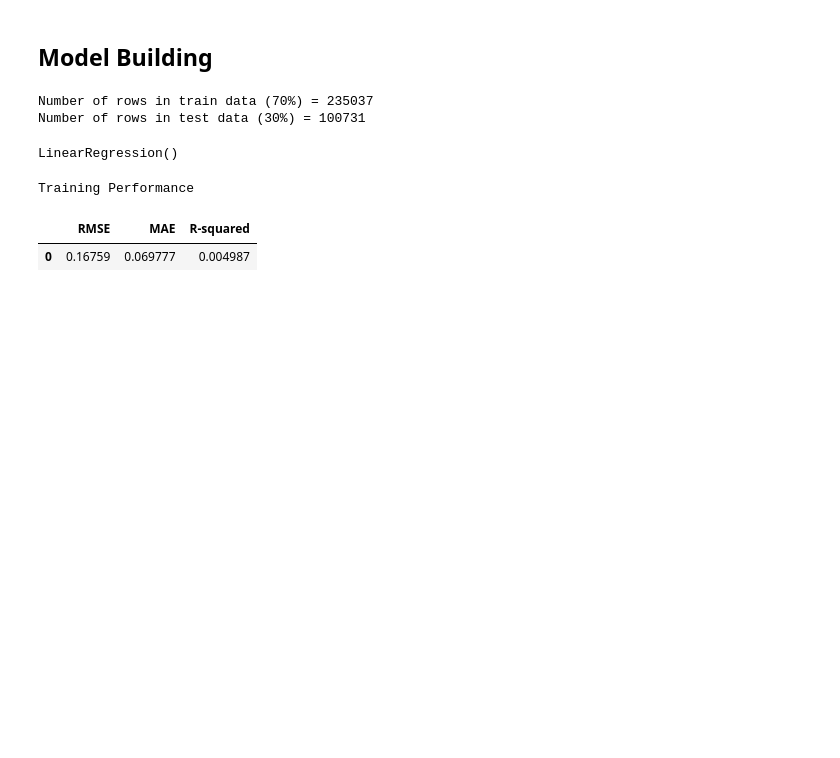
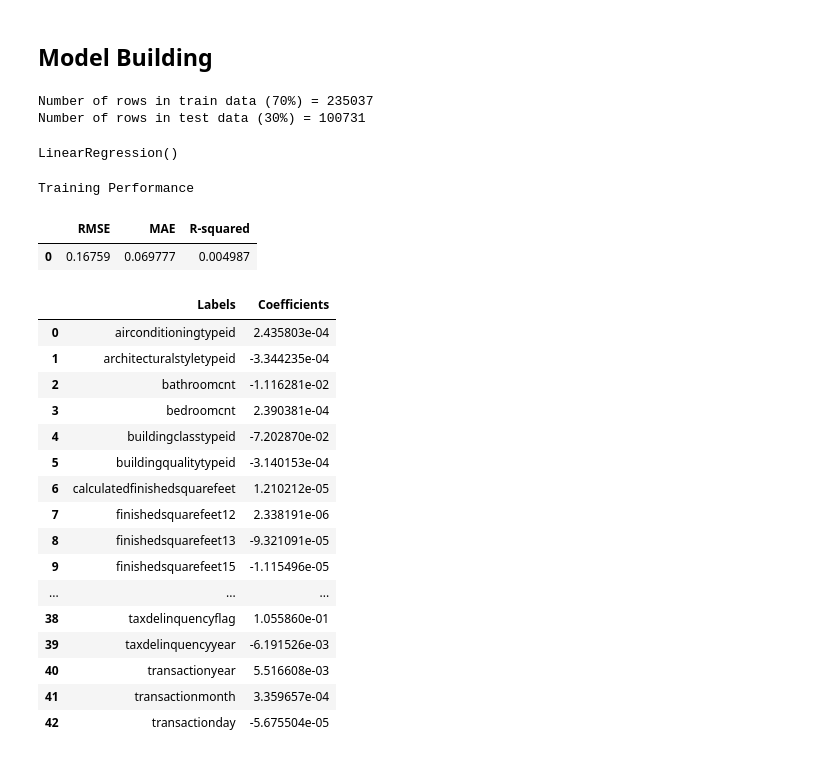
Before and after one commit to nariastoro/ml_projects, a Jupyter notebook: zillow-prize-1/zillow_notebook.ipynb, the cells around one changed output. Cells and saved outputs as stored; diff of their text form; code cells hidden in the pictures; blank space fills up the shorter version.

```diff
--- a/zillow-prize-1/zillow_notebook.ipynb
+++ b/zillow-prize-1/zillow_notebook.ipynb
@@ -369,3 +375,24 @@ lin_reg_model_train_perf
 Training Performance
 |  | RMSE | MAE | R-squared |
 | 0 | 0.16759 | 0.069777 | 0.004987 |
+# %%
+coef_df = pd.DataFrame({'Labels': x_train.columns.tolist(), 'Coefficients': lin_reg_model.coef_})
+coef_df
+# %% [output]
+|  | Labels | Coefficients |
+| 0 | airconditioningtypeid | 2.435803e-04 |
+| 1 | architecturalstyletypeid | -3.344235e-04 |
+| 2 | bathroomcnt | -1.116281e-02 |
+| 3 | bedroomcnt | 2.390381e-04 |
+| 4 | buildingclasstypeid | -7.202870e-02 |
+| 5 | buildingqualitytypeid | -3.140153e-04 |
+| 6 | calculatedfinishedsquarefeet | 1.210212e-05 |
+| 7 | finishedsquarefeet12 | 2.338191e-06 |
+| 8 | finishedsquarefeet13 | -9.321091e-05 |
+| 9 | finishedsquarefeet15 | -1.115496e-05 |
+| ... | ... | ... |
+| 38 | taxdelinquencyflag | 1.055860e-01 |
+| 39 | taxdelinquencyyear | -6.191526e-03 |
+| 40 | transactionyear | 5.516608e-03 |
+| 41 | transactionmonth | 3.359657e-04 |
+| 42 | transactionday | -5.675504e-05 |
```
Also changed, not shown: parts of 5 cells of this notebook.
